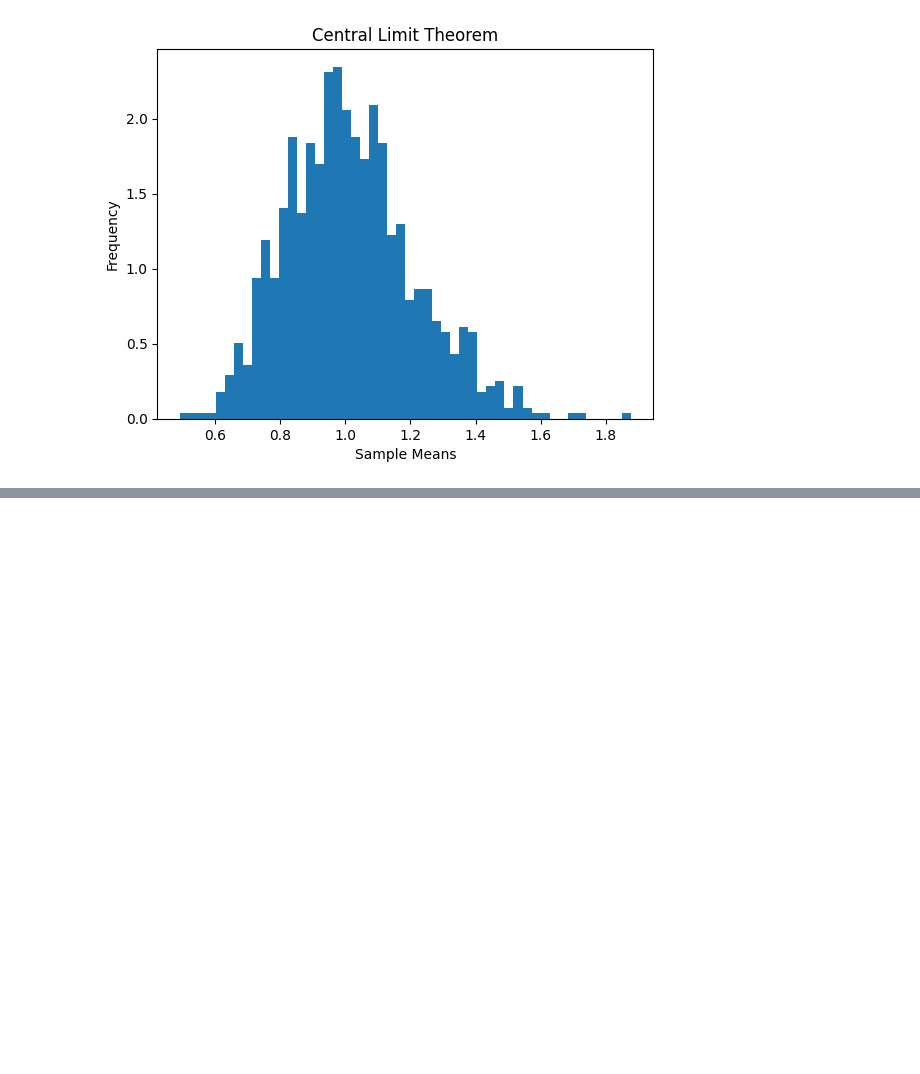
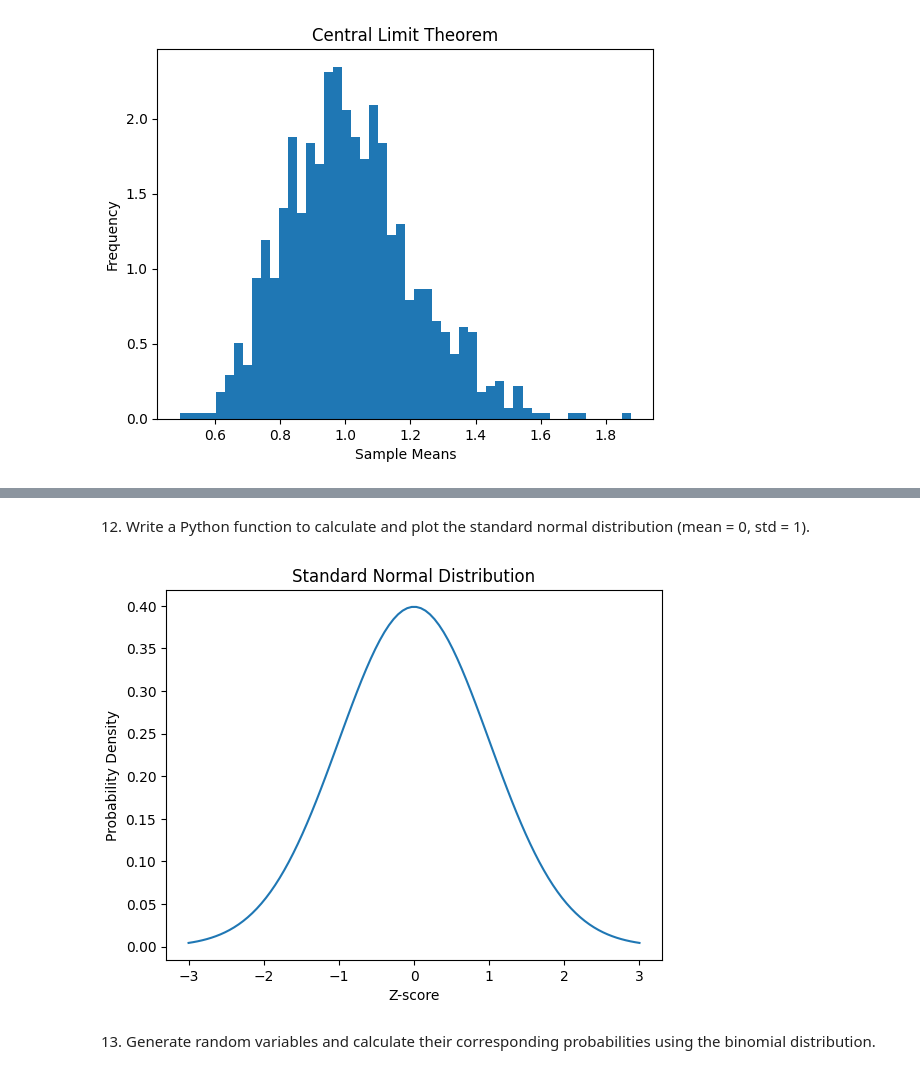
Before and after one commit to AenaMajumder/Statistics-Advance-Part-1-Assignment, a Jupyter notebook: Statistics_Advance_Part_1_Assignment.ipynb, the cells around one changed output, grey strips where cells are left out. Drawn from its saved outputs; the diff is of its cells as text; code cells hidden in the pictures; blank space fills up the shorter version.

```diff
--- a/Statistics_Advance_Part_1_Assignment.ipynb
+++ b/Statistics_Advance_Part_1_Assignment.ipynb
@@ -343,0 +379,25 @@ plt.show()
+# %% [markdown]
+12. Write a Python function to calculate and plot the standard normal distribution (mean = 0, std = 1).
+# %%
+import numpy as np
+import matplotlib.pyplot as plt
+from scipy.stats import norm
+
+def plot_standard_normal_distribution():
+    """
+    Calculates and plots the standard normal distribution (mean=0, std=1).
+    """
+    x = np.linspace(-3, 3, 100)  # Range of x-values
+    y = norm.pdf(x, 0, 1)  # Probability density function
+
+    plt.plot(x, y)
+    plt.xlabel('Z-score')
+    plt.ylabel('Probability Density')
+    plt.title('Standard Normal Distribution')
+    plt.show()
+
+plot_standard_normal_distribution()
+# %% [output]
+[figure, added]
+# %% [markdown]
+13. Generate random variables and calculate their corresponding probabilities using the binomial distribution.
```
Also changed, not shown: parts of 19 cells of this notebook.
